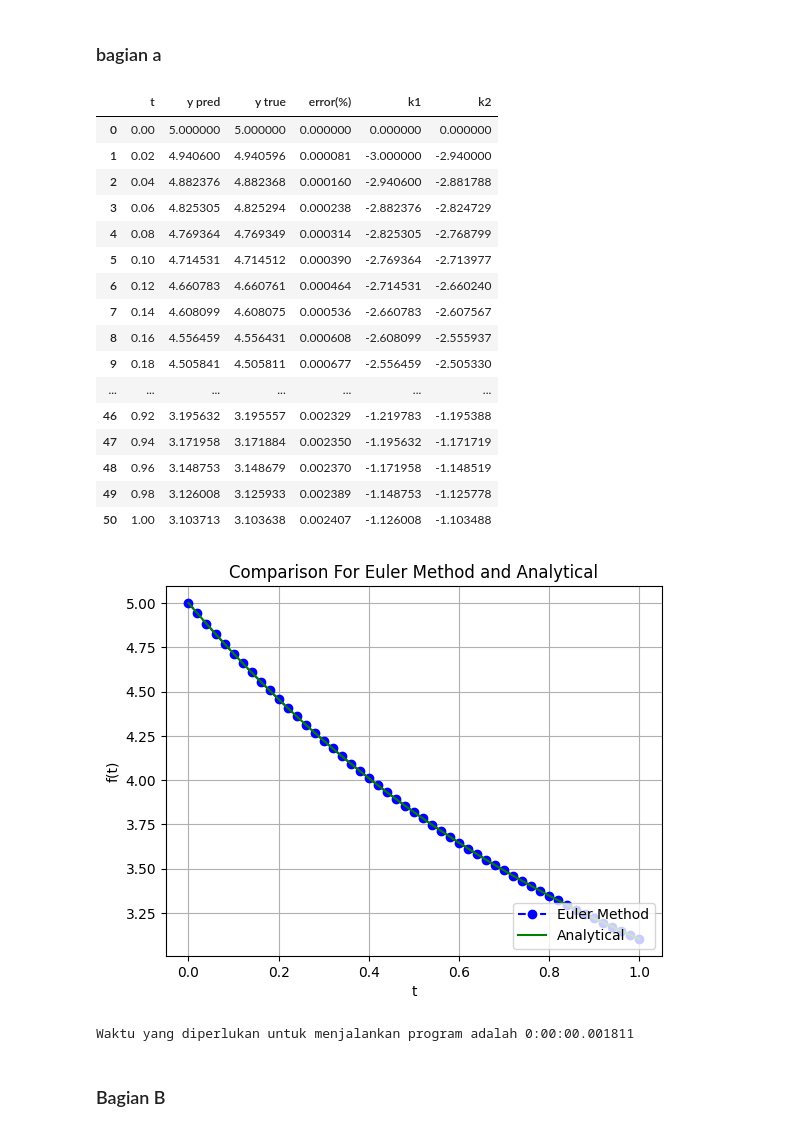
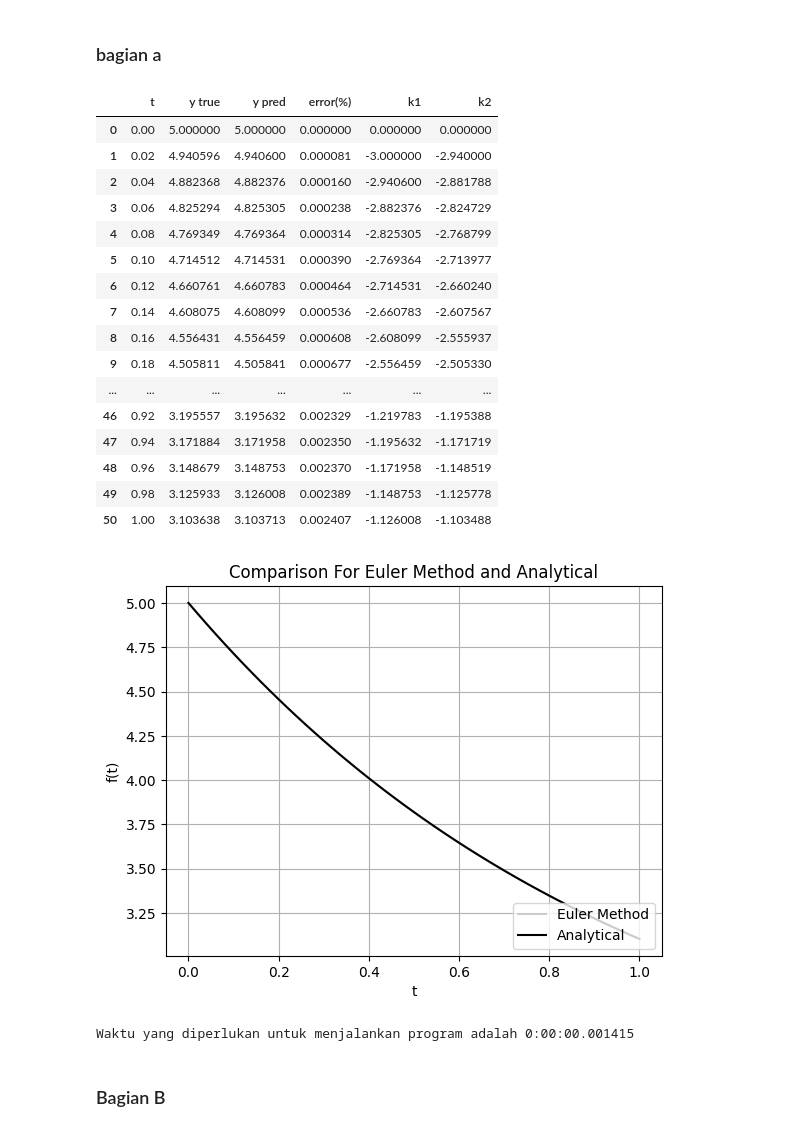
Before and after one commit to RendiZein/Metode-Rekayasa-Komputasi, a Jupyter notebook: RK_Method.ipynb, the cells around one changed output. Saved outputs shown, nothing was run; the diff lists cells and outputs as text; code cells hidden in the pictures.

```diff
--- a/RK_Method.ipynb
+++ b/RK_Method.ipynb
@@ -22,7 +22,7 @@ Analsisis :
 # %% [markdown]
 ### bagian a
 # %%
-def rk_o2(dt=0.02):
+def rk_o2_ordinary_differential_equations_single_order_1(dt=0.02,pr=2):
   #defined variable
   start_time = time.monotonic()
    #delta time
@@ -33,9 +33,9 @@ def rk_o2(dt=0.02):
   k1=np.zeros(len(t))
   k2=np.zeros(len(t))
   y_t=np.zeros(len(t))
-  y_p=np.zeros(len(t))
+  y=np.zeros(len(t))
   e=np.zeros(len(t))
-  y_p[0]=5
+  y[0]=5
   y_t[0]=5
   e[0]=0
   k1[0]=0
@@ -46,47 +46,50 @@ def rk_o2(dt=0.02):
       #calculate y_true
       y_t[j+1]=f_t(t[j+1])
       #calculate y_pred
-      k1[j+1]=f(t[j],y_p[j])#calculate k1
-      k2[j+1]=f(t[j+1], y_p[j]+k1[j+1]*dt)#calculate k2
-      y_p[j+1]=y_p[j]+(k1[j+1]+k2[j+1])*dt/2#calculate y_pred
+      k1[j+1]=f(t[j],y[j])#calculate k1
+      k2[j+1]=f(t[j+1], y[j]+k1[j+1]*dt)#calculate k2
+      y[j+1]=y[j]+(k1[j+1]+k2[j+1])*dt/2#calculate y_pred
       #calculate error
-      e[j+1]=(np.abs(y_p[j+1]-y_t[j+1])/y_t[j+1])*100
+      e[j+1]=(np.abs(y[j+1]-y_t[j+1])/y_t[j+1])*100
   end_time = time.monotonic()
   delta_time=timedelta(seconds=end_time - start_time)
-  df = pd.DataFrame(list(zip(t, y_p, y_t, e,k1,k2)),
-                columns =['t','y pred', 'y true', 'error(%)','k1','k2'])
-  display(df)
-  plt.plot(t, y_p, 'bo--', label='Euler Method')
-  plt.plot(t, y_t, 'g', label='Analytical')
-  plt.title('Comparison For Euler Method and Analytical')
-  plt.xlabel('t')
-  plt.ylabel('f(t)')
-  plt.grid()
-  plt.legend(loc='lower right')
-  plt.show()
-  print("Waktu yang diperlukan untuk menjalankan program adalah {}".format(delta_time))
+  if pr==1:
+    return t, y_t, y, e, delta_time
+  else:
+    df = pd.DataFrame(list(zip(t, y_t,y,e,k1,k2)),
+                  columns =['t','y true','y pred','error(%)','k1','k2'])
+    display(df)
+    plt.plot(t, y, '0.8', label='Euler Method')
+    plt.plot(t, y_t, 'k', label='Analytical')
+    plt.title('Comparison For Euler Method and Analytical')
+    plt.xlabel('t')
+    plt.ylabel('f(t)')
+    plt.grid()
+    plt.legend(loc='lower right')
+    plt.show()
+    print("Waktu yang diperlukan untuk menjalankan program adalah {}".format(delta_time))
 # %%
-rk_o2(dt=0.02)
+rk_o2_ordinary_differential_equations_single_order_1(dt=0.02,pr=2)
 # %% [output]
-|  | t | y pred | y true | error(%) | k1 | k2 |
+|  | t | y true | y pred | error(%) | k1 | k2 |
 | 0 | 0.00 | 5.000000 | 5.000000 | 0.000000 | 0.000000 | 0.000000 |
-| 1 | 0.02 | 4.940600 | 4.940596 | 0.000081 | -3.000000 | -2.940000 |
-| 2 | 0.04 | 4.882376 | 4.882368 | 0.000160 | -2.940600 | -2.881788 |
-| 3 | 0.06 | 4.825305 | 4.825294 | 0.000238 | -2.882376 | -2.824729 |
-| 4 | 0.08 | 4.769364 | 4.769349 | 0.000314 | -2.825305 | -2.768799 |
-| 5 | 0.10 | 4.714531 | 4.714512 | 0.000390 | -2.769364 | -2.713977 |
-| 6 | 0.12 | 4.660783 | 4.660761 | 0.000464 | -2.714531 | -2.660240 |
-| 7 | 0.14 | 4.608099 | 4.608075 | 0.000536 | -2.660783 | -2.607567 |
-| 8 | 0.16 | 4.556459 | 4.556431 | 0.000608 | -2.608099 | -2.555937 |
-| 9 | 0.18 | 4.505841 | 4.505811 | 0.000677 | -2.556459 | -2.505330 |
+| 1 | 0.02 | 4.940596 | 4.940600 | 0.000081 | -3.000000 | -2.940000 |
+| 2 | 0.04 | 4.882368 | 4.882376 | 0.000160 | -2.940600 | -2.881788 |
+| 3 | 0.06 | 4.825294 | 4.825305 | 0.000238 | -2.882376 | -2.824729 |
+| 4 | 0.08 | 4.769349 | 4.769364 | 0.000314 | -2.825305 | -2.768799 |
+| 5 | 0.10 | 4.714512 | 4.714531 | 0.000390 | -2.769364 | -2.713977 |
+| 6 | 0.12 | 4.660761 | 4.660783 | 0.000464 | -2.714531 | -2.660240 |
+| 7 | 0.14 | 4.608075 | 4.608099 | 0.000536 | -2.660783 | -2.607567 |
+| 8 | 0.16 | 4.556431 | 4.556459 | 0.000608 | -2.608099 | -2.555937 |
+| 9 | 0.18 | 4.505811 | 4.505841 | 0.000677 | -2.556459 | -2.505330 |
 | ... | ... | ... | ... | ... | ... | ... |
-| 46 | 0.92 | 3.195632 | 3.195557 | 0.002329 | -1.219783 | -1.195388 |
-| 47 | 0.94 | 3.171958 | 3.171884 | 0.002350 | -1.195632 | -1.171719 |
-| 48 | 0.96 | 3.148753 | 3.148679 | 0.002370 | -1.171958 | -1.148519 |
-| 49 | 0.98 | 3.126008 | 3.125933 | 0.002389 | -1.148753 | -1.125778 |
-| 50 | 1.00 | 3.103713 | 3.103638 | 0.002407 | -1.126008 | -1.103488 |
+| 46 | 0.92 | 3.195557 | 3.195632 | 0.002329 | -1.219783 | -1.195388 |
+| 47 | 0.94 | 3.171884 | 3.171958 | 0.002350 | -1.195632 | -1.171719 |
+| 48 | 0.96 | 3.148679 | 3.148753 | 0.002370 | -1.171958 | -1.148519 |
+| 49 | 0.98 | 3.125933 | 3.126008 | 0.002389 | -1.148753 | -1.125778 |
+| 50 | 1.00 | 3.103638 | 3.103713 | 0.002407 | -1.126008 | -1.103488 |
-[figure, old version]
+[figure, new version]
-Waktu yang diperlukan untuk menjalankan program adalah 0:00:00.001811
+Waktu yang diperlukan untuk menjalankan program adalah 0:00:00.001415
 # %% [markdown]
 ### Bagian B
 # %%
```
Also changed, not shown: parts of 2 cells of this notebook.
